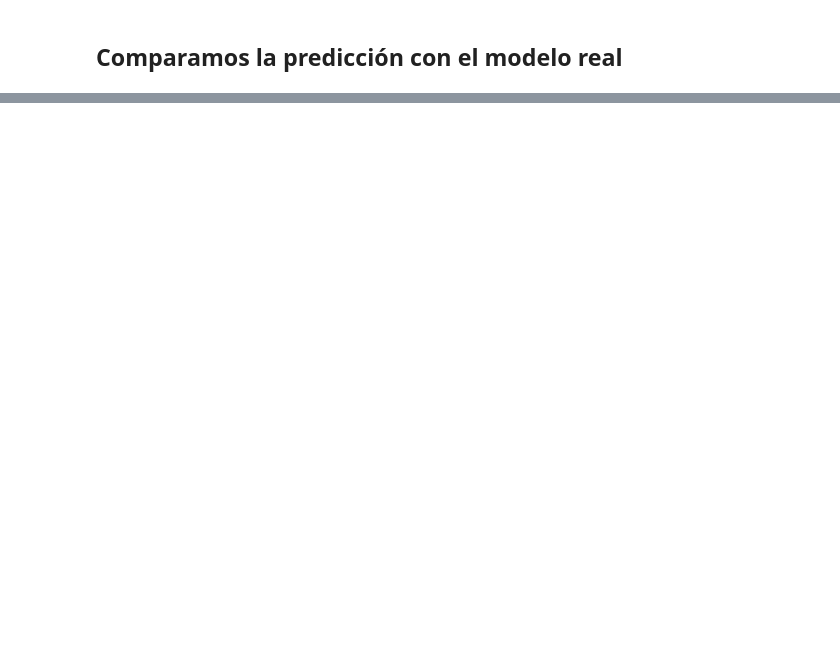
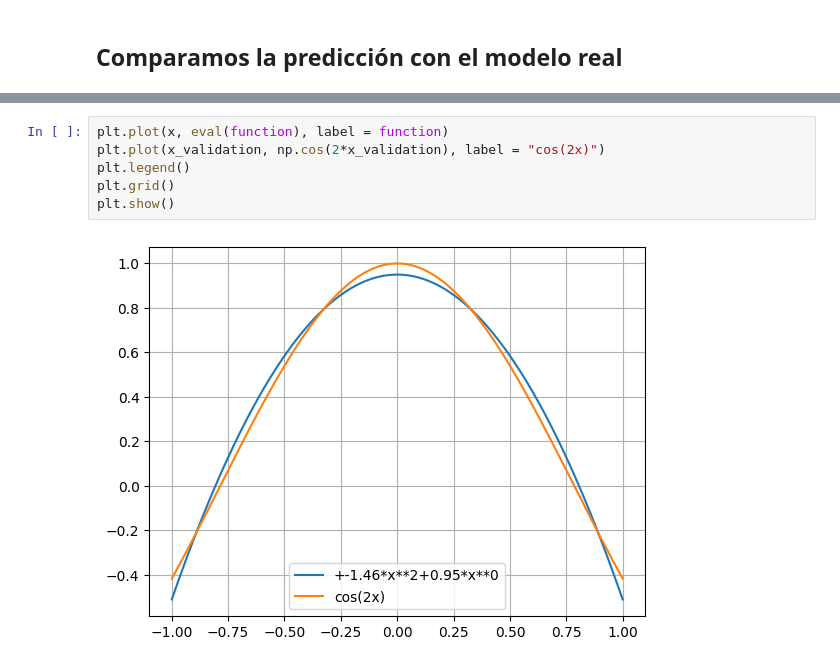
Before and after one commit to Luis-Irineo/KERAS_ODE_SOLVER_AND_CUSTOM_FUNCIONALITIES, a Jupyter notebook: Tarea 4 inciso 3/Polynomial layer.ipynb, the cells around one changed output, grey strips where cells are left out. Drawn from its saved outputs; the diff is of its cells as text; blank space fills up the shorter version.

```diff
--- a/Tarea 4 inciso 3/Polynomial layer.ipynb
+++ b/Tarea 4 inciso 3/Polynomial layer.ipynb
@@ -242,0 +294,8 @@ plt.show()
+# %%
+plt.plot(x, eval(function), label = function)
+plt.plot(x_validation, np.cos(2*x_validation), label = "cos(2x)")
+plt.legend()
+plt.grid()
+plt.show()
+# %% [output]
+[figure, added]
```
Also changed, not shown: parts of 14 cells of this notebook, 8 other files.
